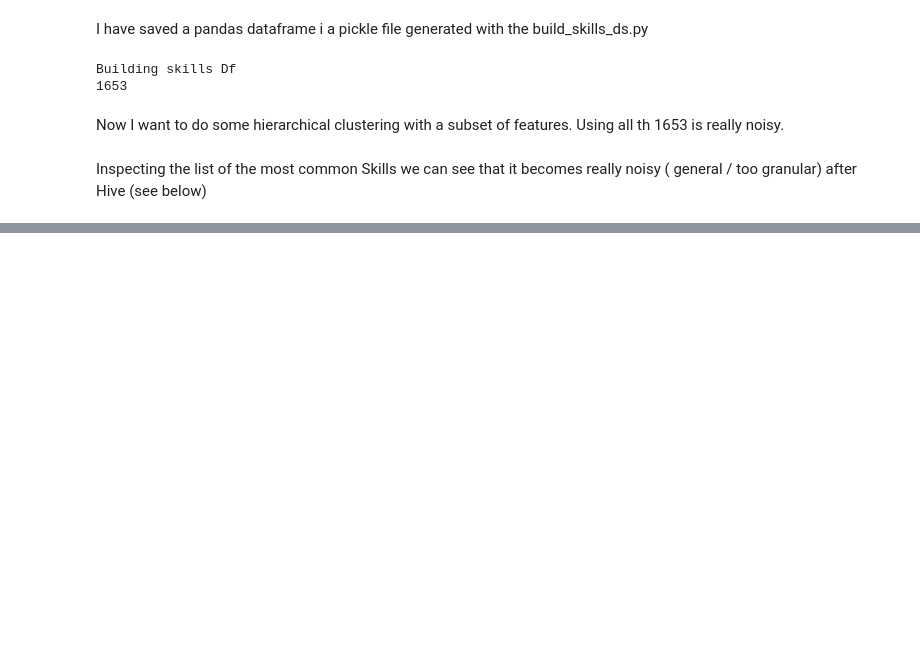
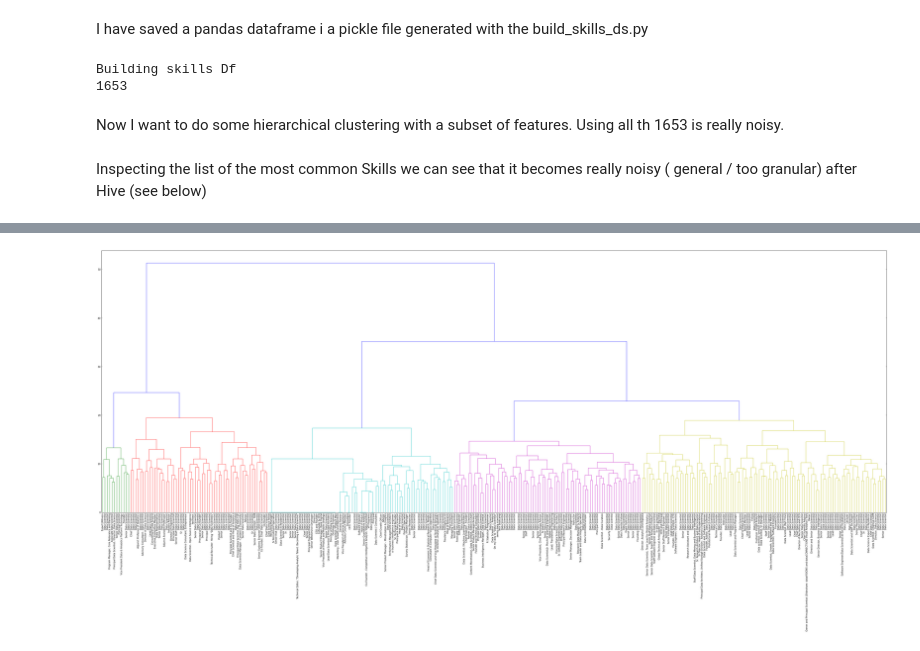
Before and after one commit to carlotorniai/Zproject, a Jupyter notebook: Exploratory Analysis after data gathering.ipynb, the cells around one changed output, grey strips where cells are left out. Saved outputs shown, nothing was run; the diff lists cells and outputs as text; code cells hidden in the pictures; blank space fills up the shorter version.

```diff
--- a/Exploratory Analysis after data gathering.ipynb
+++ b/Exploratory Analysis after data gathering.ipynb
@@ -33,0 +126,25 @@ Counter({u'Machine Learning': 204, u'Data Mining': 183, u'R': 175, u'Python': 16
+# %%
+# Let's build a consistent set of labels that reports in addition to the User_id the current job title
+import pdb
+new_lables = []
+# Connect to DB
+db, collection = utils.initializeDb("zproject", "ext_profiles_processed")
+for i in range(len(reduced_df.index)):
+    # print reduced_df.index[i]
+    user_id = reduced_df.index[i]
+    # Here thet the current title for the position if available
+    cursor = collection.find({"id":user_id, "positions.values.isCurrent" : True}, {"_id" : 0, "positions.values.title" : 1})
+    new_label=""
+    for position in cursor:
+         title =  position['positions']['values'][0]['title']
+         new_label = title
+    new_lables.append(new_label)
+
+fig = plt.figure(figsize=(60, 20))
+# I want to use as the index the job title to get some information
+#for i in range(len(reduced_df.index)):
+#    print reduced_df.index[i]
+
+R = dendrogram(linkage(dist_skills, method='complete'), labels = new_lables, color_threshold=22, leaf_font_size=10)
+# %% [output]
+[figure, added]
```
Also changed, not shown: parts of 14 cells of this notebook, 2 other files.
